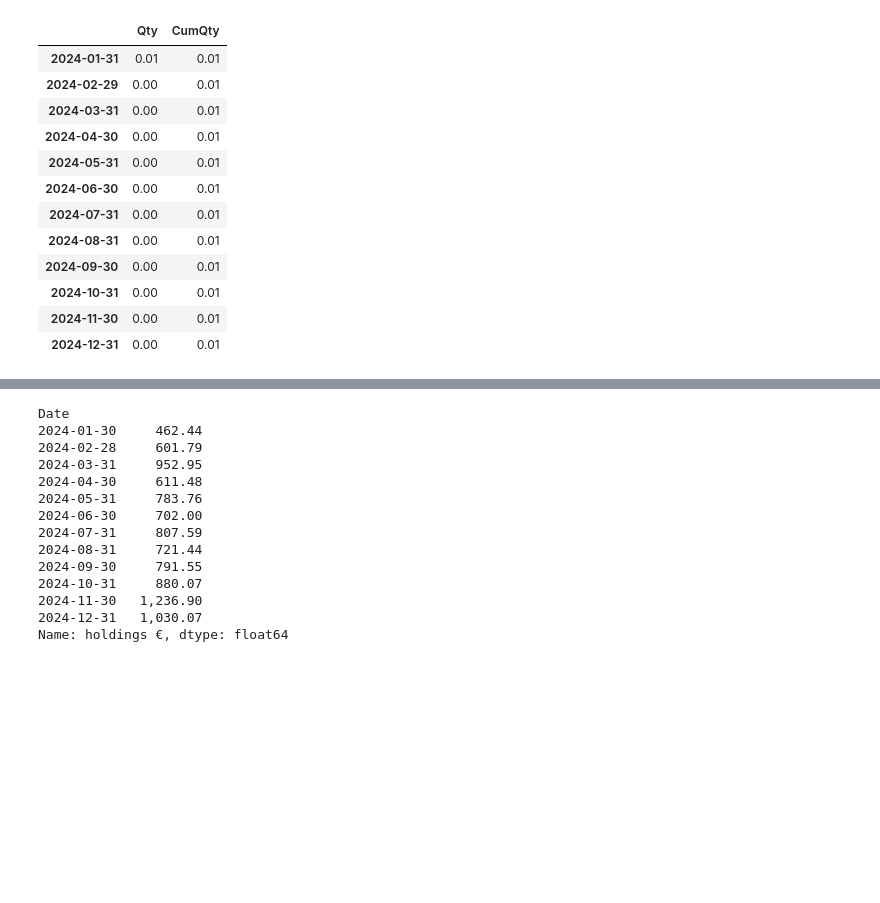
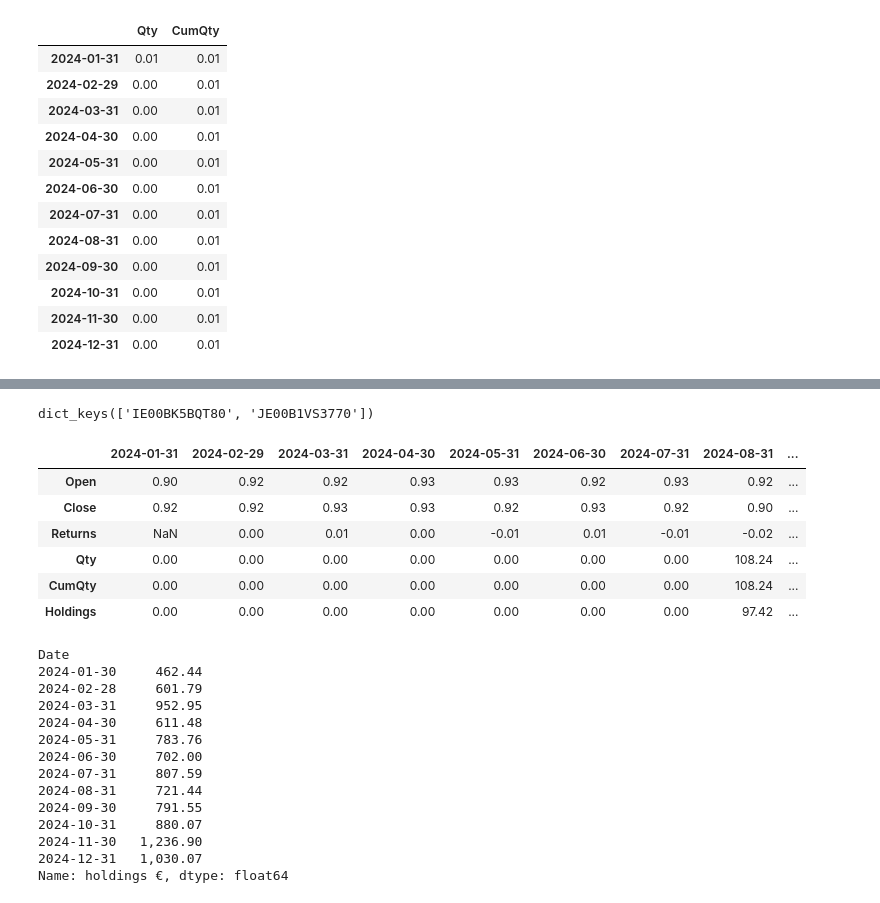
Before and after one commit to deepotrus/deepfinance, a Jupyter notebook: notebooks/nb2024revise.ipynb, the cells around one changed output, grey strips where cells are left out. Cells and saved outputs as stored; diff of their text form; code cells hidden in the pictures; blank space fills up the shorter version.

```diff
--- a/notebooks/nb2024revise.ipynb
+++ b/notebooks/nb2024revise.ipynb
@@ -147,5 +101,5 @@ def get_holdings_monthlyized(df_year_investments):
 # %%
-holdings_monthlyized = get_holdings_monthlyized(df_year_investments)
+holdings_monthlyized = FinInvestmentsGet.get_holdings_monthlyized(df_year_investments, YEAR)
 # %%
 holdings_monthlyized['Cryptocurrencies']['ETH']
 # %% [output]
@@ -243,0 +123,2 @@ getSymbolHoldings("Cryptocurrencies", "USDT", list_investments_asset_class, init
+# %%
+assets_monthlyized = FinInvestmentsGet.get_assets_monthlyized(holdings_monthlyized, data_path_o, YEAR)
@@ -244,3 +136,19 @@ getSymbolHoldings("Cryptocurrencies", "USDT", list_investments_asset_class, init
+# %%
+assets = FinInvestmentsGet.get_assets_global(assets_monthlyized, holdings_monthlyized)
+# %%
+assets['ETFs'].keys()
+# %% [output]
+dict_keys(['IE00BK5BQT80', 'JE00B1VS3770'])
+# %%
+assets['Cryptocurrencies']['USDT'].T
+# %% [output]
+|  | 2024-01-31 | 2024-02-29 | 2024-03-31 | 2024-04-30 | 2024-05-31 | 2024-06-30 | 2024-07-31 | 2024-08-31 | ... |
+| Open | 0.90 | 0.92 | 0.92 | 0.93 | 0.93 | 0.92 | 0.93 | 0.92 | ... |
+| Close | 0.92 | 0.92 | 0.93 | 0.93 | 0.92 | 0.93 | 0.92 | 0.90 | ... |
+| Returns | NaN | 0.00 | 0.01 | 0.00 | -0.01 | 0.01 | -0.01 | -0.02 | ... |
+| Qty | 0.00 | 0.00 | 0.00 | 0.00 | 0.00 | 0.00 | 0.00 | 108.24 | ... |
+| CumQty | 0.00 | 0.00 | 0.00 | 0.00 | 0.00 | 0.00 | 0.00 | 108.24 | ... |
+| Holdings | 0.00 | 0.00 | 0.00 | 0.00 | 0.00 | 0.00 | 0.00 | 97.42 | ... |
 # %%
 cryptocurrency_year_holdings = 0
 for symbol in symbols:
```
Also changed, not shown: parts of 13 cells of this notebook, 1 other file.
